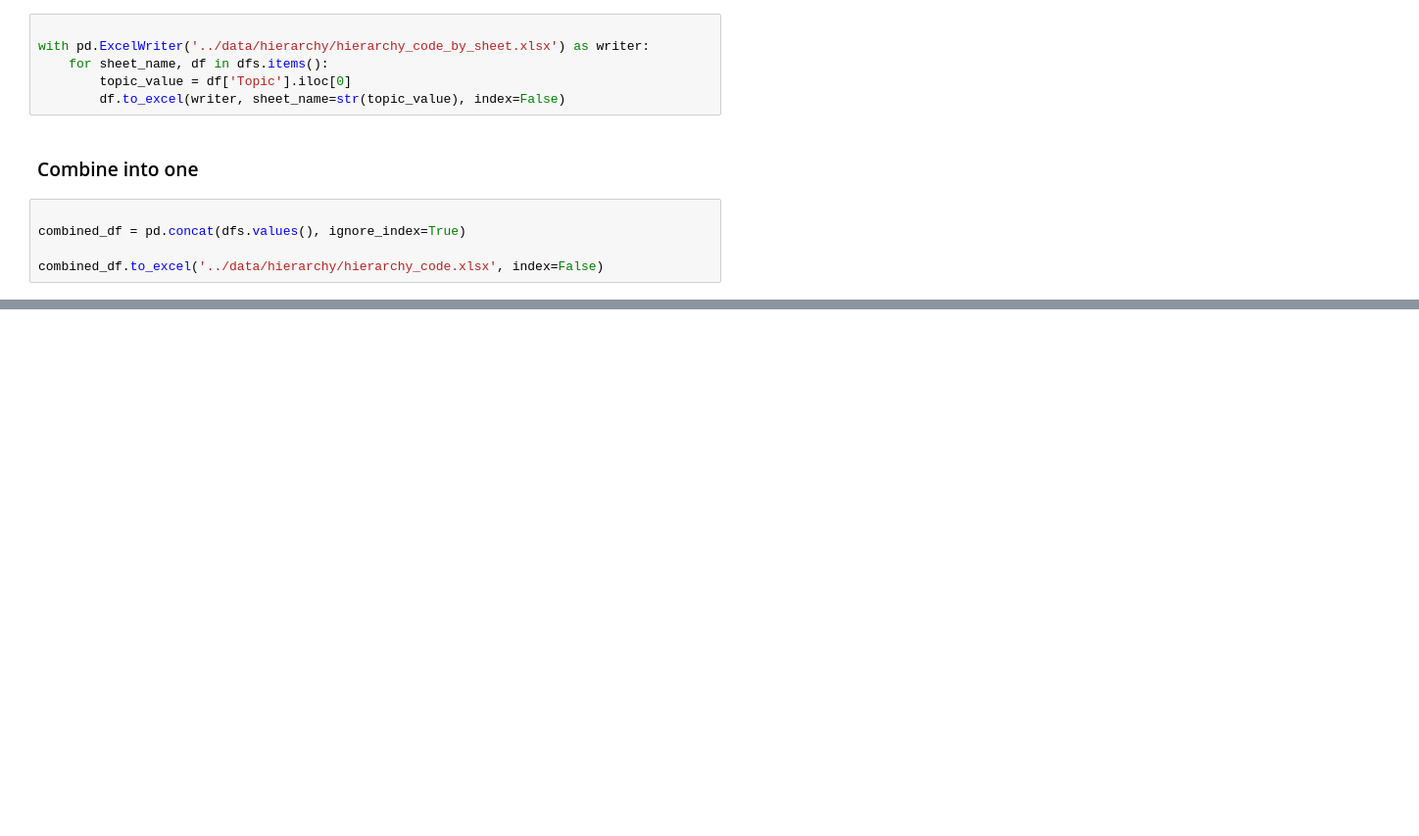
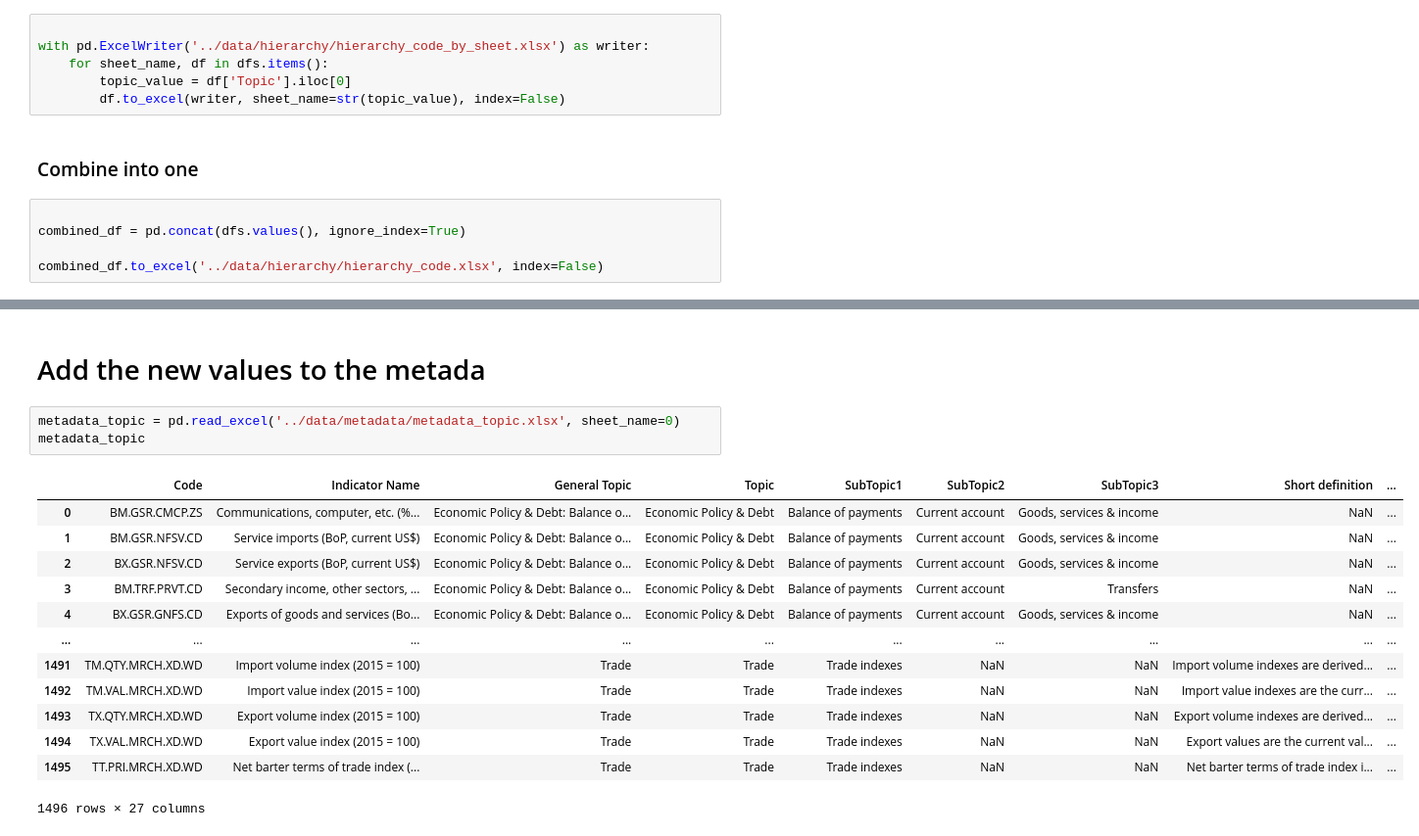
Before and after one commit to bm-sami/tunisia-wdi-structure, a Jupyter notebook: notebooks/metadata_code_1.ipynb, the cells around one changed output, grey strips where cells are left out. Shown at 98% size. Drawn from its saved outputs; the diff is of its cells as text; blank space fills up the shorter version.

Commit message:
add new hierarchy values extracted from codes into metada

```diff
--- a/notebooks/metadata_code_1.ipynb
+++ b/notebooks/metadata_code_1.ipynb
@@ -1581,0 +1598,19 @@ combined_df.to_excel('../data/hierarchy/hierarchy_code.xlsx', index=False)
+# %% [markdown]
+# Add the new values to the metada
+# %%
+metadata_topic = pd.read_excel('../data/metadata/metadata_topic.xlsx', sheet_name=0)
+metadata_topic
+# %% [output]
+|  | Code | Indicator Name | General Topic | Topic | SubTopic1 | SubTopic2 | SubTopic3 | Short definition | ... |
+| 0 | BM.GSR.CMCP.ZS | Communications, computer, etc. (%... | Economic Policy & Debt: Balance o... | Economic Policy & Debt | Balance of payments | Current account | Goods, services & income | NaN | ... |
+| 1 | BM.GSR.NFSV.CD | Service imports (BoP, current US$) | Economic Policy & Debt: Balance o... | Economic Policy & Debt | Balance of payments | Current account | Goods, services & income | NaN | ... |
+| 2 | BX.GSR.NFSV.CD | Service exports (BoP, current US$) | Economic Policy & Debt: Balance o... | Economic Policy & Debt | Balance of payments | Current account | Goods, services & income | NaN | ... |
+| 3 | BM.TRF.PRVT.CD | Secondary income, other sectors, ... | Economic Policy & Debt: Balance o... | Economic Policy & Debt | Balance of payments | Current account | Transfers | NaN | ... |
+| 4 | BX.GSR.GNFS.CD | Exports of goods and services (Bo... | Economic Policy & Debt: Balance o... | Economic Policy & Debt | Balance of payments | Current account | Goods, services & income | NaN | ... |
+| ... | ... | ... | ... | ... | ... | ... | ... | ... | ... |
+| 1491 | TM.QTY.MRCH.XD.WD | Import volume index (2015 = 100) | Trade | Trade | Trade indexes | NaN | NaN | Import volume indexes are derived... | ... |
+| 1492 | TM.VAL.MRCH.XD.WD | Import value index (2015 = 100) | Trade | Trade | Trade indexes | NaN | NaN | Import value indexes are the curr... | ... |
+| 1493 | TX.QTY.MRCH.XD.WD | Export volume index (2015 = 100) | Trade | Trade | Trade indexes | NaN | NaN | Export volume indexes are derived... | ... |
+| 1494 | TX.VAL.MRCH.XD.WD | Export value index (2015 = 100) | Trade | Trade | Trade indexes | NaN | NaN | Export values are the current val... | ... |
+| 1495 | TT.PRI.MRCH.XD.WD | Net barter terms of trade index (... | Trade | Trade | Trade indexes | NaN | NaN | Net barter terms of trade index i... | ... |
+1496 rows × 27 columns
```
Also changed, not shown: parts of 6 cells of this notebook, 5 other files.
